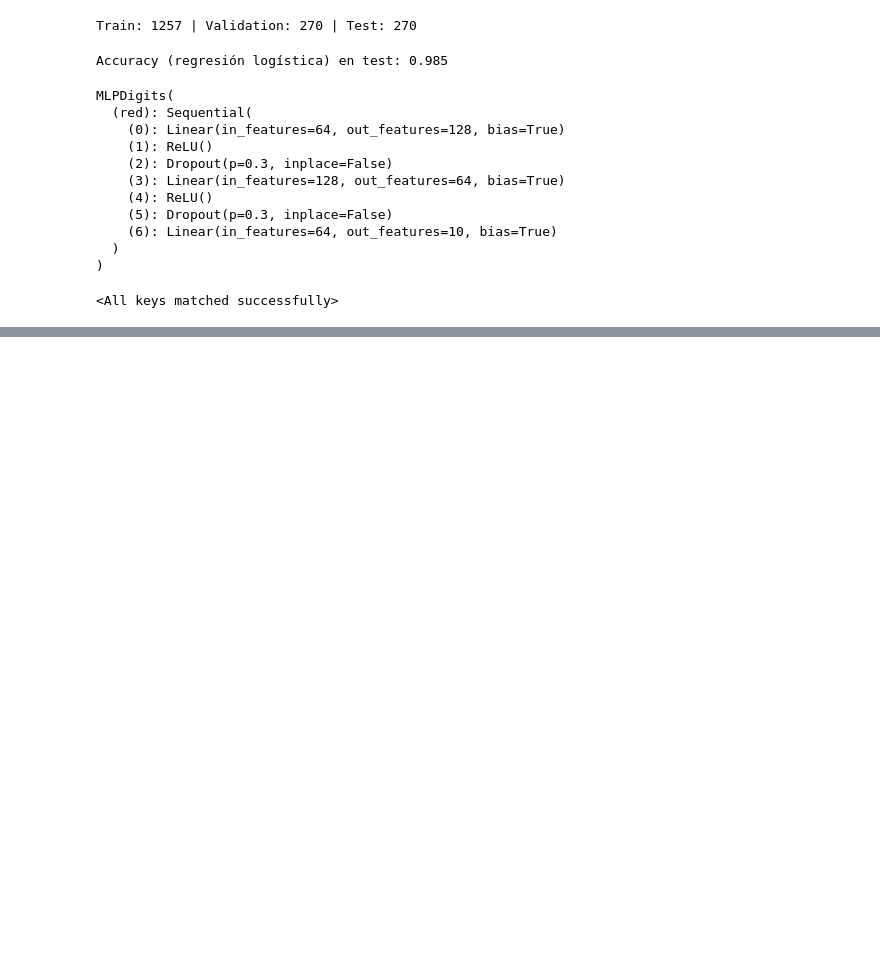
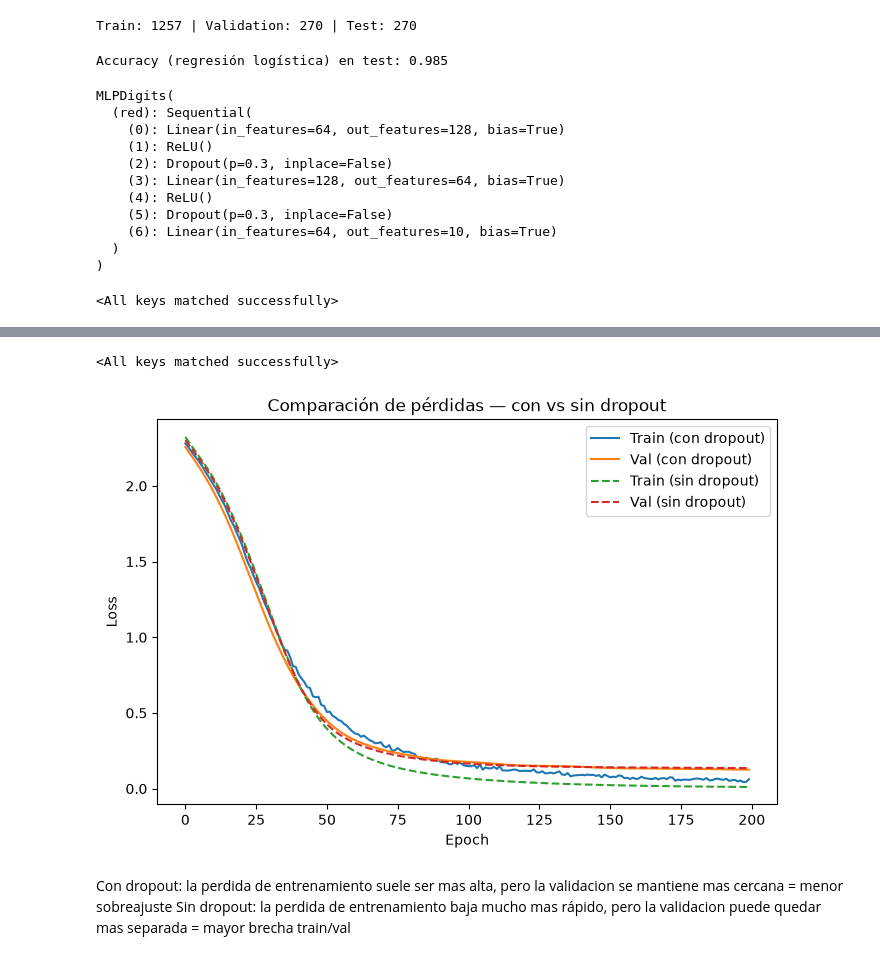
Before and after one commit to JrGG22/TrabajosFIA, a Jupyter notebook: lab-03-clasificacion-mlp.ipynb, the cells around one changed output, grey strips where cells are left out. Drawn from its saved outputs; the diff is of its cells as text; code cells hidden in the pictures; blank space fills up the shorter version.

```diff
--- a/lab-03-clasificacion-mlp.ipynb
+++ b/lab-03-clasificacion-mlp.ipynb
@@ -208,0 +206,77 @@ NameError: name 'confusion_matrix' is not defined
+# %%
+# BONO — ¿Cuánto ayuda realmente el dropout en este problema?
+class MLPSinDropout(nn.Module):
+    def __init__(self):
+        super().__init__()
+        self.red = nn.Sequential(
+            nn.Linear(64, 128), nn.ReLU(),
+            nn.Linear(128, 64), nn.ReLU(),
+            nn.Linear(64, 10),
+        )
+    def forward(self, x):
+        return self.red(x)
+# Repetir el ciclo de entrenamiento de la Celda 6 con este modelo (sin dropout)
+# y comparar la brecha final entre pérdida de train y de validation contra
+# la del modelo original (con dropout).
+# %%
+# Preparar tensores
+X_train_t = torch.tensor(X_train_esc, dtype=torch.float32)
+y_train_t = torch.tensor(y_train, dtype=torch.long)
+X_val_t = torch.tensor(X_val_esc, dtype=torch.float32)
+y_val_t = torch.tensor(y_val, dtype=torch.long)
+
+# Instanciar el modelo sin dropout
+modelo_sin_dropout = MLPSinDropout()
+criterio = nn.CrossEntropyLoss()
+optimizador = optim.Adam(modelo_sin_dropout.parameters(), lr=0.001)
+
+mejor_val_loss = float("inf")
+paciencia, epocas_sin_mejora = 15, 0
+historial_sin_dropout = {"train_loss": [], "val_loss": []}
+
+for epoch in range(200):
+    modelo_sin_dropout.train()
+    optimizador.zero_grad()
+    salida = modelo_sin_dropout(X_train_t)
+    perdida_train = criterio(salida, y_train_t)
+    perdida_train.backward()
+    optimizador.step()
+
+    modelo_sin_dropout.eval()
+    with torch.no_grad():
+        salida_val = modelo_sin_dropout(X_val_t)
+        perdida_val = criterio(salida_val, y_val_t)
+
+    historial_sin_dropout["train_loss"].append(perdida_train.item())
+    historial_sin_dropout["val_loss"].append(perdida_val.item())
+
+    if perdida_val.item() < mejor_val_loss:
+        mejor_val_loss = perdida_val.item()
+        epocas_sin_mejora = 0
+        mejores_pesos = {k: v.clone() for k, v in modelo_sin_dropout.state_dict().items()}
+    else:
+        epocas_sin_mejora += 1
+
+    if epocas_sin_mejora >= paciencia:
+        print(f"Early stopping en epoch {epoch} (sin mejora en {paciencia} epochs)")
+        break
+
+modelo_sin_dropout.load_state_dict(mejores_pesos)
+# %% [output]
+<All keys matched successfully>
+# %%
+plt.figure(figsize=(8,5))
+plt.plot(historial["train_loss"], label="Train (con dropout)")
+plt.plot(historial["val_loss"], label="Val (con dropout)")
+plt.plot(historial_sin_dropout["train_loss"], label="Train (sin dropout)", linestyle="--")
+plt.plot(historial_sin_dropout["val_loss"], label="Val (sin dropout)", linestyle="--")
+plt.xlabel("Epoch")
+plt.ylabel("Loss")
+plt.title("Comparación de pérdidas — con vs sin dropout")
+plt.legend()
+plt.show()
+# %% [output]
+[figure, added]
+# %% [markdown]
+Con dropout: la perdida de entrenamiento suele ser mas alta, pero la validacion se mantiene mas cercana = menor sobreajuste
+Sin dropout: la perdida de entrenamiento baja mucho mas rápido, pero la validacion puede quedar mas separada = mayor brecha train/val
```
Also changed, not shown: parts of 5 cells of this notebook.
